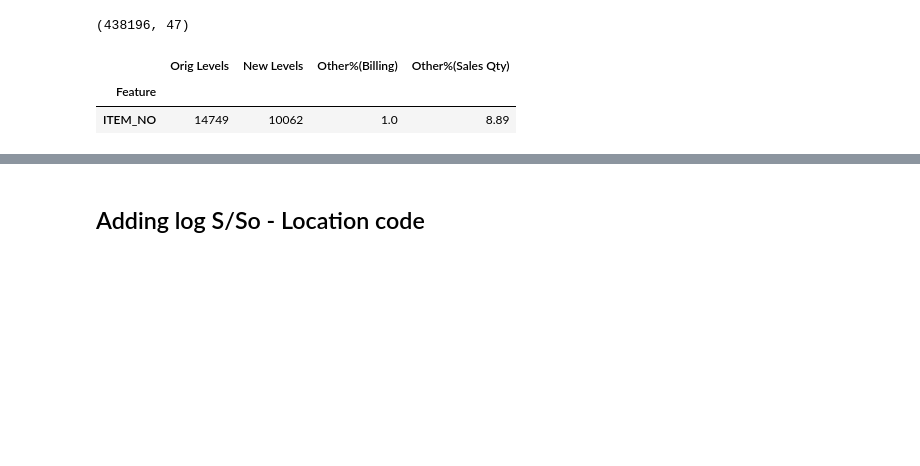
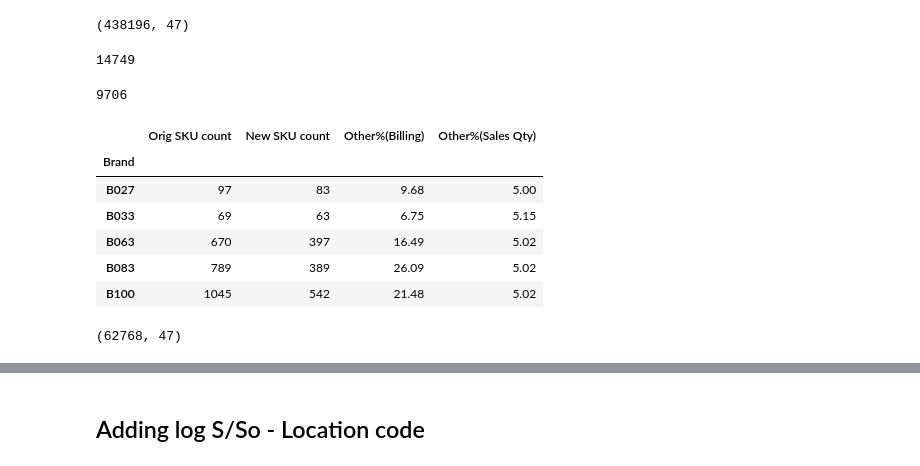
Before and after one commit to parulgaba/retail-model, a Jupyter notebook: model/linear_regression-pareto-items.ipynb, the cells around one changed output, grey strips where cells are left out. Cells and saved outputs as stored; diff of their text form; code cells hidden in the pictures; blank space fills up the shorter version.

```diff
--- a/model/linear_regression-pareto-items.ipynb
+++ b/model/linear_regression-pareto-items.ipynb
@@ -44,6 +40,14 @@ summary_df.shape
 (438196, 47)
 # %%
 summary_df['item_no']=summary_df['item_no'].astype(str)
-#summary_df['period']=summary_df['period'].astype(str)
+summary_df['period']=summary_df['period'].astype(str)
 summary_df['case_shape']=summary_df['case_shape'].astype(str)
+# %%
+brands = summary_df['brand'].unique()
+# %%
+print (len(summary_df['item_no'].unique()))
+# %% [output]
+14749
+# %%
+item_cols = ['case_size_range', 'gender','movement', 'material', 'dial_color', 'strap_type', 'strap_color','precious_stone', 'glass', 'case_shape', 'watch_type']
 # %%
@@ -93,10 +105,18 @@ def paretoItems(df,cols = ['brand']):
-# %%
-summary_items = summary_df
-
-summary_df_items_pareto, summary_items = paretoItems(summary_items, ['item_no'])
-
-summary_df_items_pareto
-# %% [output]
-|  | Orig Levels | New Levels | Other%(Billing) | Other%(Sales Qty) |
-| Feature |  |  |  |  |
-| ITEM_NO | 14749 | 10062 | 1.0 | 8.89 |
+# %%
+print (len(summary_item_pareto_final['item_no'].unique()))
+# %% [output]
+9706
+# %%
+item_pareto_summary.sort_values(by = ['Other%(Billing)']).head()
+# %% [output]
+|  | Orig SKU count | New SKU count | Other%(Billing) | Other%(Sales Qty) |
+| Brand |  |  |  |  |
+| B027 | 97 | 83 | 9.68 | 5.00 |
+| B033 | 69 | 63 | 6.75 | 5.15 |
+| B063 | 670 | 397 | 16.49 | 5.02 |
+| B083 | 789 | 389 | 26.09 | 5.02 |
+| B100 | 1045 | 542 | 21.48 | 5.02 |
+# %%
+summary_item_pareto_final[summary_item_pareto_final['item_no'] == 'Other'].shape
+# %% [output]
+(62768, 47)
```
Also changed, not shown: parts of 30 cells of this notebook, 5 other files.
